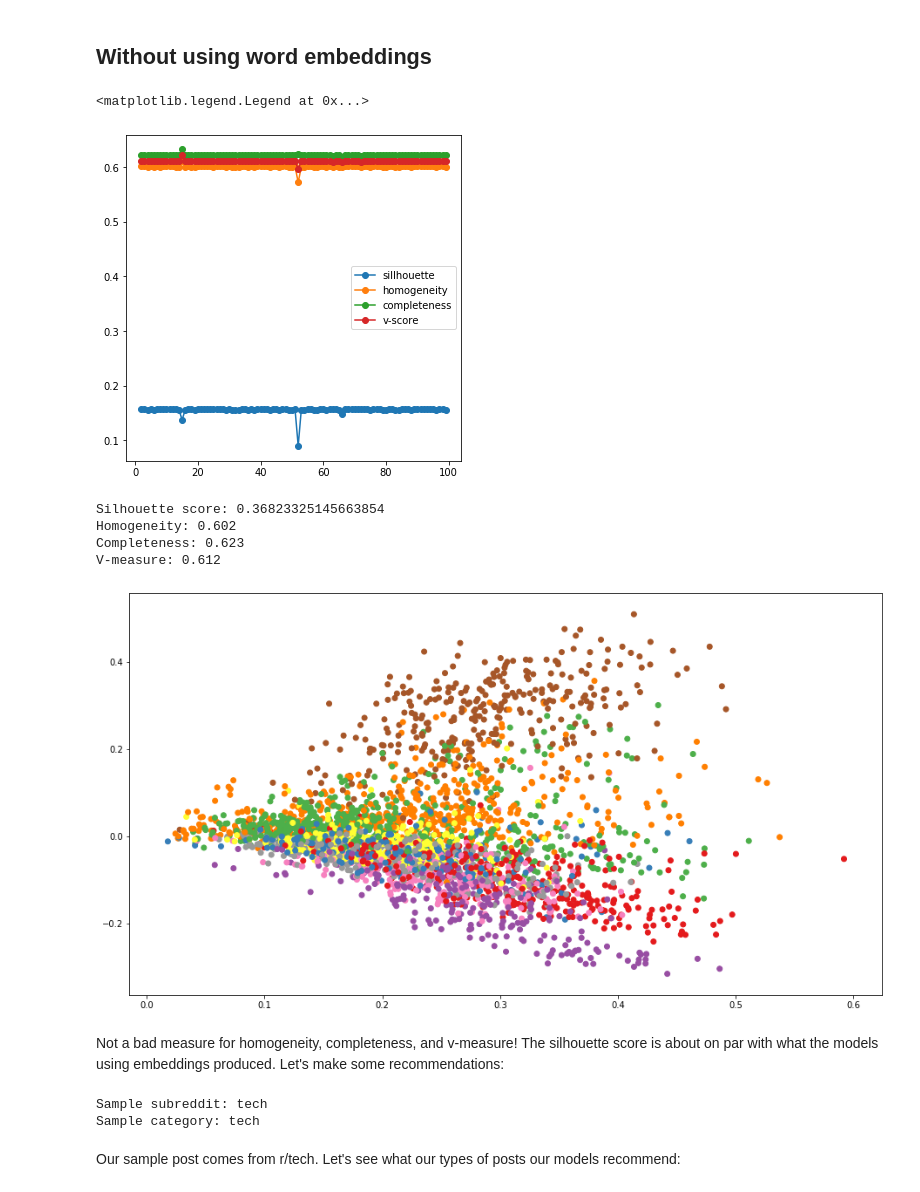
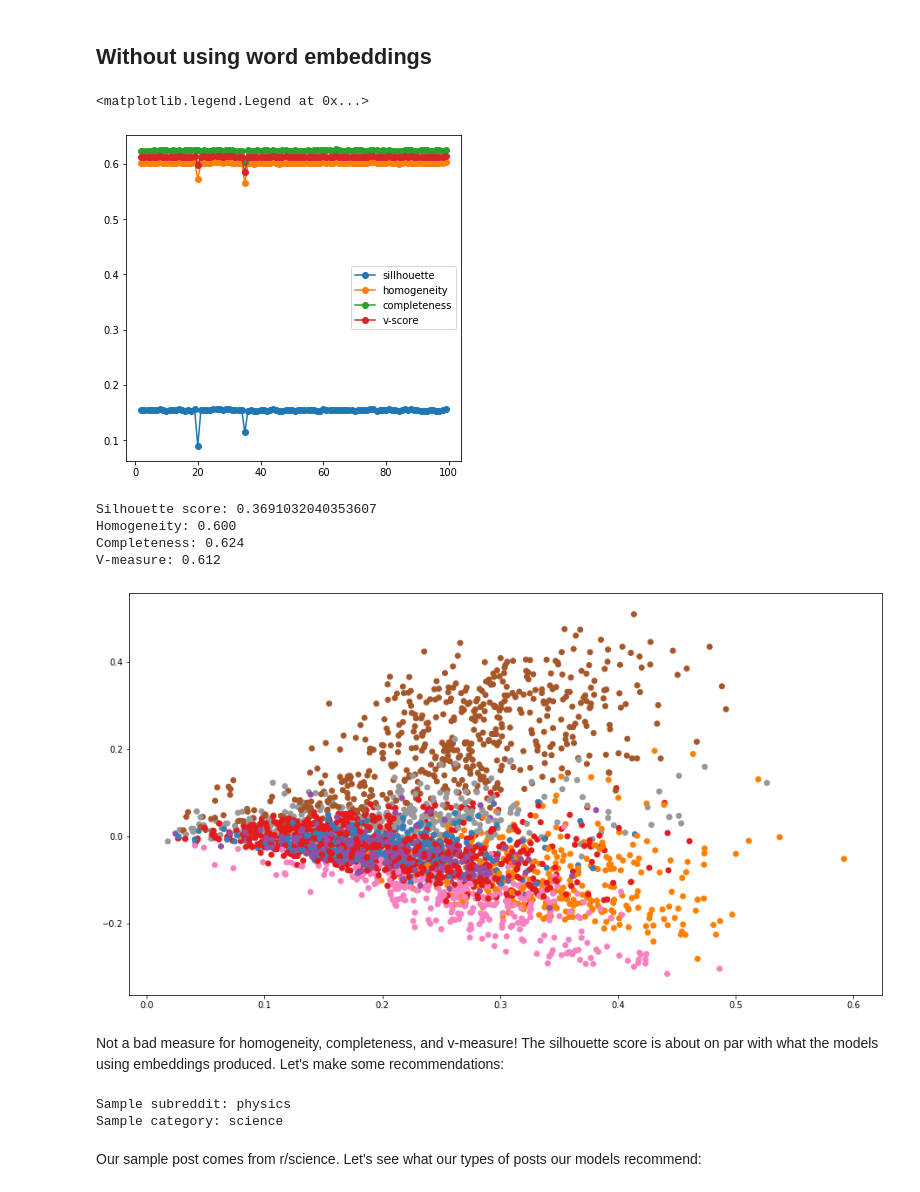
Before and after one commit to jonwiseman/DS300, a Jupyter notebook: Notebooks/Post Clustering.ipynb, the cells around one changed output. Saved outputs shown, nothing was run; the diff lists cells and outputs as text; code cells hidden in the pictures.

```diff
--- a/Notebooks/Post Clustering.ipynb
+++ b/Notebooks/Post Clustering.ipynb
@@ -42,10 +45,10 @@ stem = 'lemma'
 documents = []
 
 for cat in cats:
-    os.chdir(fr'..\Data\{cat}\Processed\{stem}')
+    os.chdir(fr'{base}/../Data/{cat}/Processed/{stem}')
     files = glob.glob('*.json')
     for file in files:
-        with open(fr'..\Data\{cat}\Processed\{stem}\{file}', 'r') as f:
+        with open(fr'{base}/../Data/{cat}/Processed/{stem}/{file}', 'r') as f:
             comments = json.load(f)
         df = pd.DataFrame(comments)
         posts = df['post_id'].unique()
@@ -205,0 +193,16 @@ print("V-measure: %0.3f" % metrics.v_measure_score(labels, agg.labels_))
+# %%
+agg = AgglomerativeClustering(n_clusters=k, linkage='ward')
+agg.fit(doc_scaled)
+
+fig = plt.figure(figsize = [15, 8])
+ax = fig.add_axes([0.1, 0.1, 0.8, 0.8])
+
+ax.scatter(X_plot[:, 0], X_plot[:, 1], c=agg.labels_)
+
+ax.set_title('Agglomerative Clustering (ward)')
+
+print(f'Silhouette score: {metrics.silhouette_score(doc_scaled, labels=agg.labels_.reshape(-1))}')
+labels = np.array(documents[:, 2], dtype=int)
+print("Homogeneity: %0.3f" % metrics.homogeneity_score(labels, agg.labels_))
+print("Completeness: %0.3f" % metrics.completeness_score(labels, agg.labels_))
+print("V-measure: %0.3f" % metrics.v_measure_score(labels, agg.labels_))
@@ -454,10 +461,10 @@ And another mixed bag here.  It looks like our model has a bit of a tough time k
 documents = []
 
 for cat in cats:
-    os.chdir(fr'..\Data\{cat}\Processed\{stem}')
+    os.chdir(fr'{base}/../Data/{cat}/Processed/{stem}')
     files = glob.glob('*.json')
     for file in files:
-        with open(fr'..\Data\{cat}\Processed\{stem}\{file}', 'r') as f:
+        with open(fr'{base}/../Data/{cat}/Processed/{stem}/{file}', 'r') as f:
             comments = json.load(f)
         df = pd.DataFrame(comments)
         posts = df['post_id'].unique()
@@ -503,27 +510,27 @@ plt.plot(list_k, v, marker='o', label='v-score')
 plt.legend()
 # %% [output]
 <matplotlib.legend.Legend at 0x...>
-[figure, old version]
+[figure, new version]
 # %%
 km = KMeans(n_clusters=len(cats), init='k-means++')
 km.fit(X)
 
 fig = plt.figure(figsize = [15, 8])
 ax = fig.add_axes([0.1, 0.1, 0.8, 0.8])
 
-ax.scatter(X_plot[:, 0], X_plot[:, 1], c=sc.labels_, cmap=plt.cm.Set1)
+ax.scatter(X_plot[:, 0], X_plot[:, 1], c=km.labels_, cmap=plt.cm.Set1)
 
 print(f'Silhouette score: {metrics.silhouette_score(X, labels=km.labels_.reshape(-1))}')
 labels = np.array(documents[:, 2], dtype=int)
 print("Homogeneity: %0.3f" % metrics.homogeneity_score(labels, km.labels_))
 print("Completeness: %0.3f" % metrics.completeness_score(labels, km.labels_))
 print("V-measure: %0.3f" % metrics.v_measure_score(labels, km.labels_))
 # %% [output]
-Silhouette score: 0.36823325145663854
-Homogeneity: 0.602
-Completeness: 0.623
+Silhouette score: 0.3691032040353607
+Homogeneity: 0.600
+Completeness: 0.624
 V-measure: 0.612
-[figure, old version]
+[figure, new version]
 # %% [markdown]
 Not a bad measure for homogeneity, completeness, and v-measure!  The silhouette score is about on par with what the models using embeddings produced.  Let's make some recommendations:
 # %%
@@ -532,10 +539,10 @@ doc_id = random.randint(0, len(tagged_data) - 1)
 print(f'Sample subreddit: {documents[doc_id][3]}')
 print(f'Sample category: {documents[doc_id][1]}')
 # %% [output]
-Sample subreddit: tech
-Sample category: tech
+Sample subreddit: physics
+Sample category: science
 # %% [markdown]
-Our sample post comes from r/tech.  Let's see what our types of posts our models recommend:
+Our sample post comes from r/science.  Let's see what our types of posts our models recommend:
 # %%
 cluster = km.predict([X[doc_id]])[0]
 same_cluster_index = np.where(km.labels_== cluster)[0]
```
Also changed, not shown: parts of 20 cells of this notebook, 5 other files.
